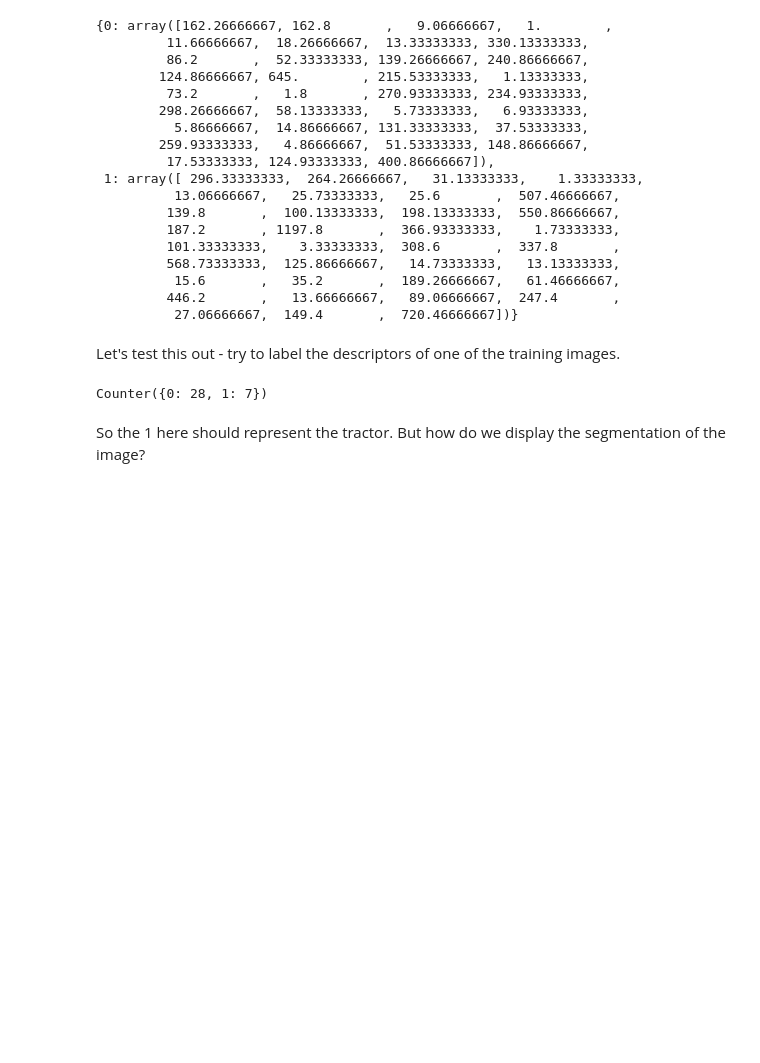
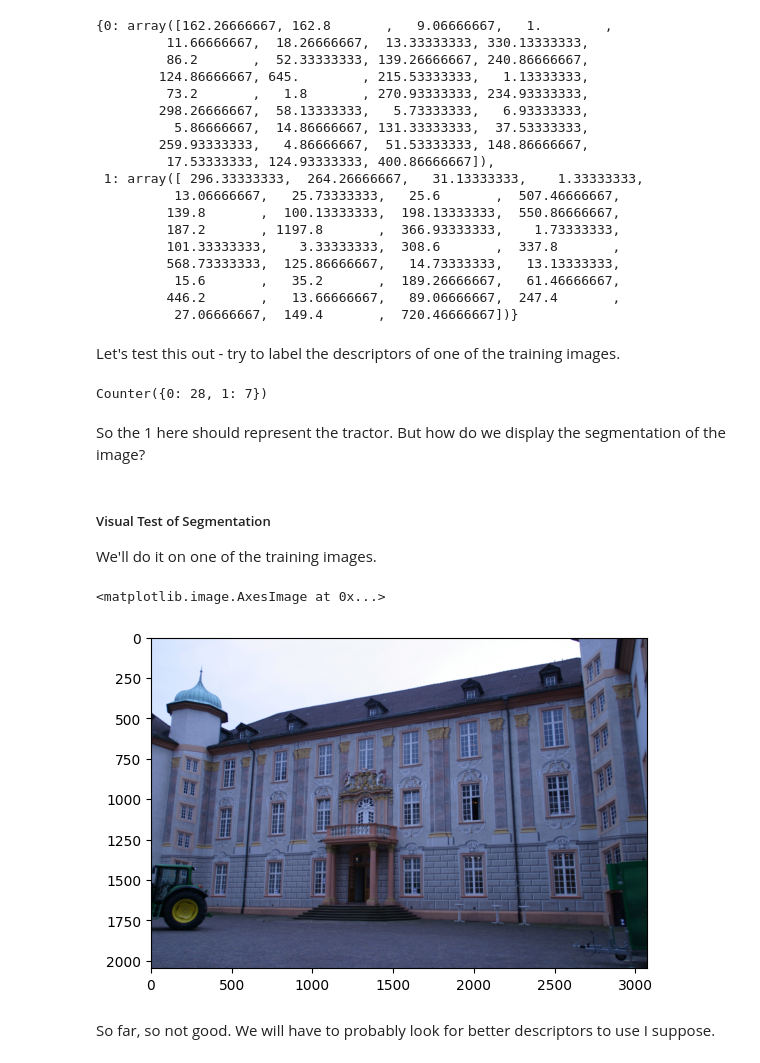
Before and after one commit to sraza-onshape/samaj-vision, a Jupyter notebook: End-of-Course-Projects/Segmentation/solution.ipynb, the cells around one changed output. Drawn from its saved outputs; the diff is of its cells as text; code cells hidden in the pictures; blank space fills up the shorter version.

Commit message:
try out segmentation technique

```diff
--- a/End-of-Course-Projects/Segmentation/solution.ipynb
+++ b/End-of-Course-Projects/Segmentation/solution.ipynb
@@ -509,3 +501,29 @@ Counter(descriptor_1_labels)
 Counter({0: 28, 1: 7})
 # %% [markdown]
 So the 1 here should represent the tractor. But how do we display the segmentation of the image?
+# %%
+def get_pixel_coords_for_labelled_object(
+    descriptor_labels, target_label, map_buckets_to_pixel_coord
+):
+    coords = list()
+    for index, label in enumerate(descriptor_labels):
+        if label == target_label:
+            coords.extend(
+                [
+                    # OpenCV lists coords as (x, y), but we want to have them as (row, col)
+                    (int(keypoint.pt[1]), int(keypoint.pt[0]))
+                    for keypoint in map_buckets_to_pixel_coord[index]
+                ]
+            )
+
+    return np.array(coords)
+# %%
+tractor_coords_training_img1 = get_pixel_coords_for_labelled_object(
+    descriptor_1_labels,
+    1,
+    building_and_tractor_buckets_to_pixel_coord,
+)
+# %% [markdown]
+##### Visual Test of Segmentation
+
+We'll do it on one of the training images.
@@ -511,0 +534,12 @@ So the 1 here should represent the tractor. But how do we display the segmentati
+# %%
+BLUE = np.array([0.0, 0.0, 255.0])
+segmented_img = train_img_arrays[0].copy()
+for row, col in tractor_coords_training_img1:
+    segmented_img[row, col, :] = BLUE
+
+plt.imshow(segmented_img)
+# %% [output]
+<matplotlib.image.AxesImage at 0x...>
+[figure, added]
+# %% [markdown]
+So far, so not good. We will have to probably look for better descriptors to use I suppose.
```
Also changed, not shown: parts of 10 cells of this notebook.
